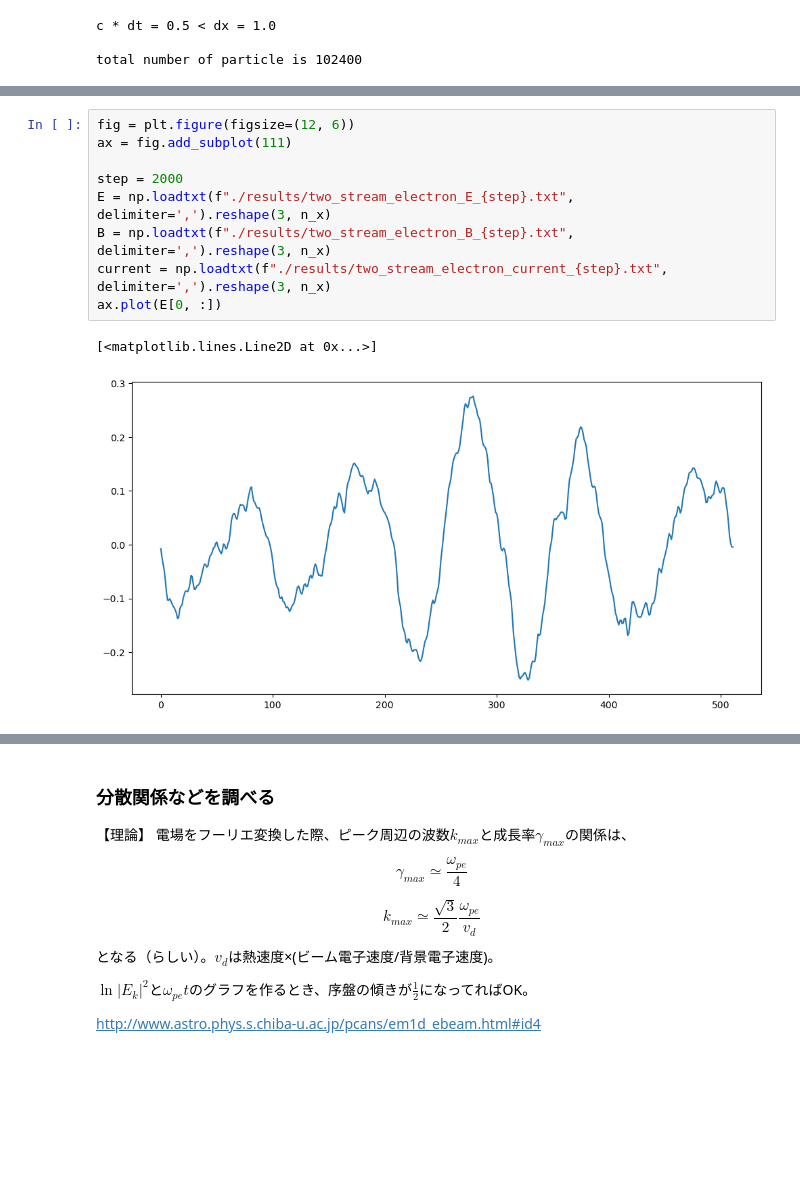
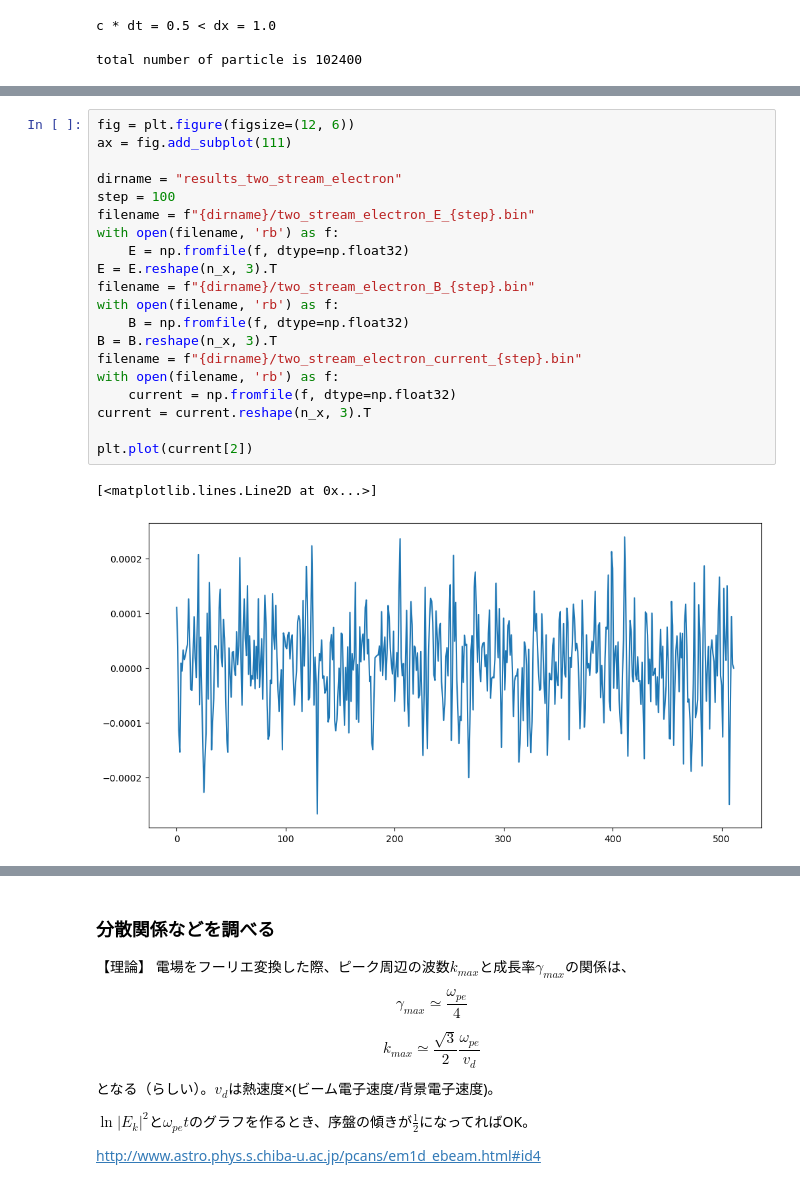
Before and after one commit to keita-akutagawa/PIC_GPU, a Jupyter notebook: examples_1D/two_stream/PIC1D_two_stream_electron.ipynb, the cells around one changed output, grey strips where cells are left out. Drawn from its saved outputs; the diff is of its cells as text; blank space fills up the shorter version.

```diff
--- a/examples_1D/two_stream/PIC1D_two_stream_electron.ipynb
+++ b/examples_1D/two_stream/PIC1D_two_stream_electron.ipynb
@@ -101,15 +101,26 @@ ax.legend(loc='upper right', fontsize=20)
-# %%
-fig = plt.figure(figsize=(12, 6))
-ax = fig.add_subplot(111)
-
-step = 2000
-E = np.loadtxt(f"./results/two_stream_electron_E_{step}.txt", delimiter=',').reshape(3, n_x)
-B = np.loadtxt(f"./results/two_stream_electron_B_{step}.txt", delimiter=',').reshape(3, n_x)
-current = np.loadtxt(f"./results/two_stream_electron_current_{step}.txt", delimiter=',').reshape(3, n_x)
-ax.plot(E[0, :])
-# %% [output]
-[<matplotlib.lines.Line2D at 0x...>]
-[figure, removed]
+# %%
+fig = plt.figure(figsize=(12, 6))
+ax = fig.add_subplot(111)
+
+dirname = "results_two_stream_electron"
+step = 100
+filename = f"{dirname}/two_stream_electron_E_{step}.bin"
+with open(filename, 'rb') as f:
+    E = np.fromfile(f, dtype=np.float32)
+E = E.reshape(n_x, 3).T
+filename = f"{dirname}/two_stream_electron_B_{step}.bin"
+with open(filename, 'rb') as f:
+    B = np.fromfile(f, dtype=np.float32)
+B = B.reshape(n_x, 3).T
+filename = f"{dirname}/two_stream_electron_current_{step}.bin"
+with open(filename, 'rb') as f:
+    current = np.fromfile(f, dtype=np.float32)
+current = current.reshape(n_x, 3).T
+
+plt.plot(current[2])
+# %% [output]
+[<matplotlib.lines.Line2D at 0x...>]
+[figure, added]
 # %%
 fig = plt.figure(figsize=(12, 6))
 ax = fig.add_subplot(111)
```
Also changed, not shown: parts of 3 cells of this notebook, 1 other file.
